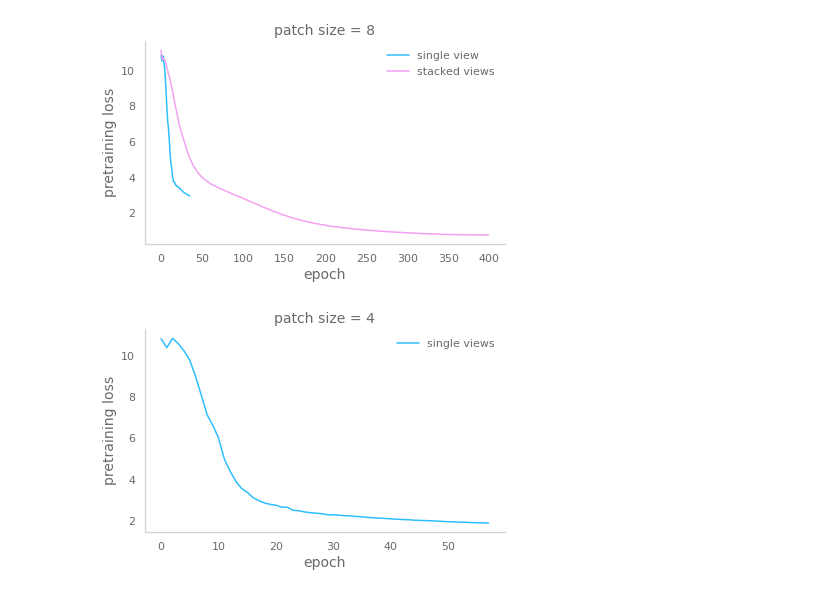
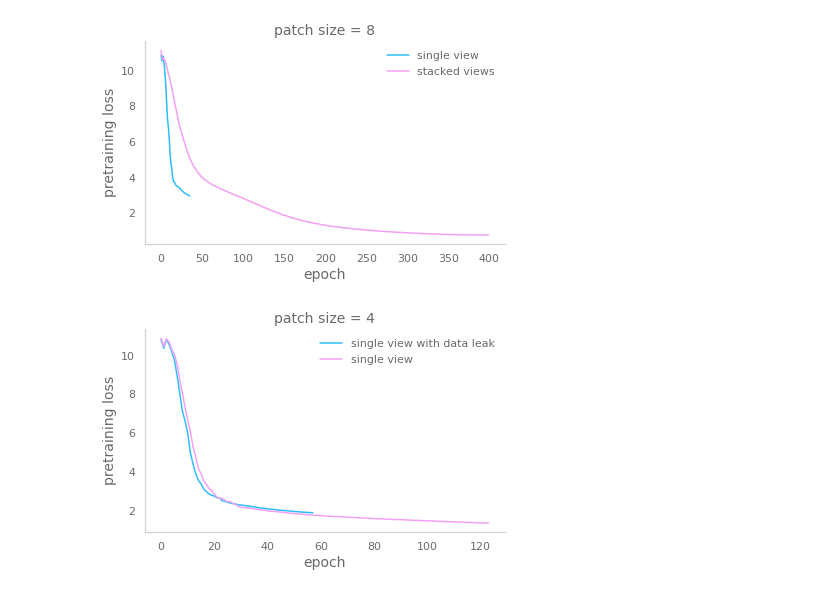
Before and after one commit to annawoodard/dino, a Jupyter notebook: run_plots.ipynb, the cells around one changed output. Drawn from its saved outputs; the diff is of its cells as text; code cells hidden in the pictures.

```diff
--- a/run_plots.ipynb
+++ b/run_plots.ipynb
@@ -8,7 +11,9 @@ from viz_defaults import *
 # %%
 plt.rcParams["axes.prop_cycle"] = plt.cycler(color=color_list)
 # %%
-def plot_loss(curves, title):
+def plot_loss(curves, title="", tag=None):
+    if tag == None:
+        tag = title
     for path, label in curves:
         data = pd.read_json(path, lines=True)
         plt.plot(data.epoch, data.train_loss, label=label)
@@ -17,9 +22,7 @@ def plot_loss(curves, title):
     plt.xlabel("epoch")
     plt.ylabel("pretraining loss")
     plt.tight_layout()
-    plt.savefig(
-        f"plots/pretraining_loss_{title.replace(' ', '_').replace('=', '')}.pdf"
-    )
+    plt.savefig(f"plots/pretraining_loss_{tag.replace(' ', '_').replace('=', '')}.pdf")
 # %%
 plot_loss(
     [
@@ -43,12 +46,16 @@ plot_loss(
 # %%
 plot_loss(
     [
         (
             "pretraining_runs/one_channel_with_data_leak/vit_small_p4/log.txt",
+            "single view with data leak",
+        ),
+        (
+            "pretraining_runs/vit_small_p4/log.txt",
             "single view",
         ),
     ],
     "patch size = 4",
 )
 # %% [output]
-[figure, old version]
+[figure, new version]
```
Also changed, not shown: parts of 2 cells of this notebook, 3 other files.
